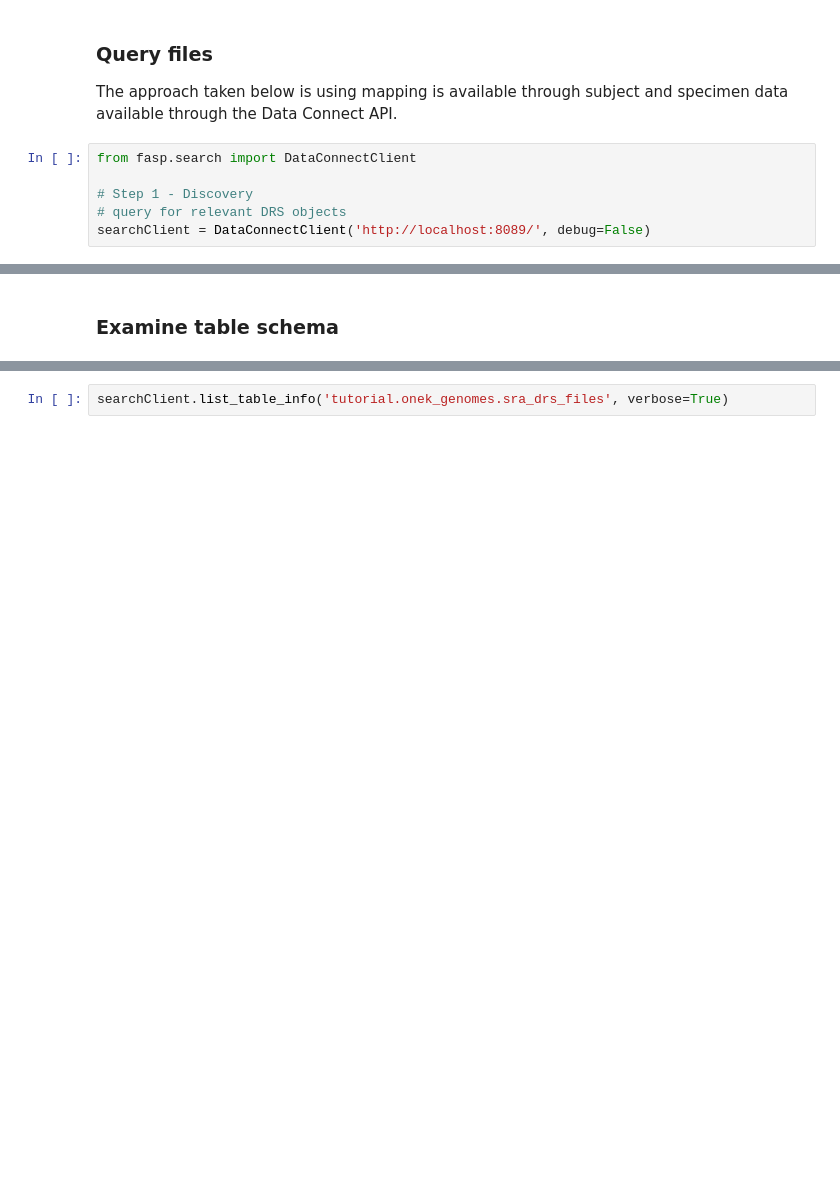
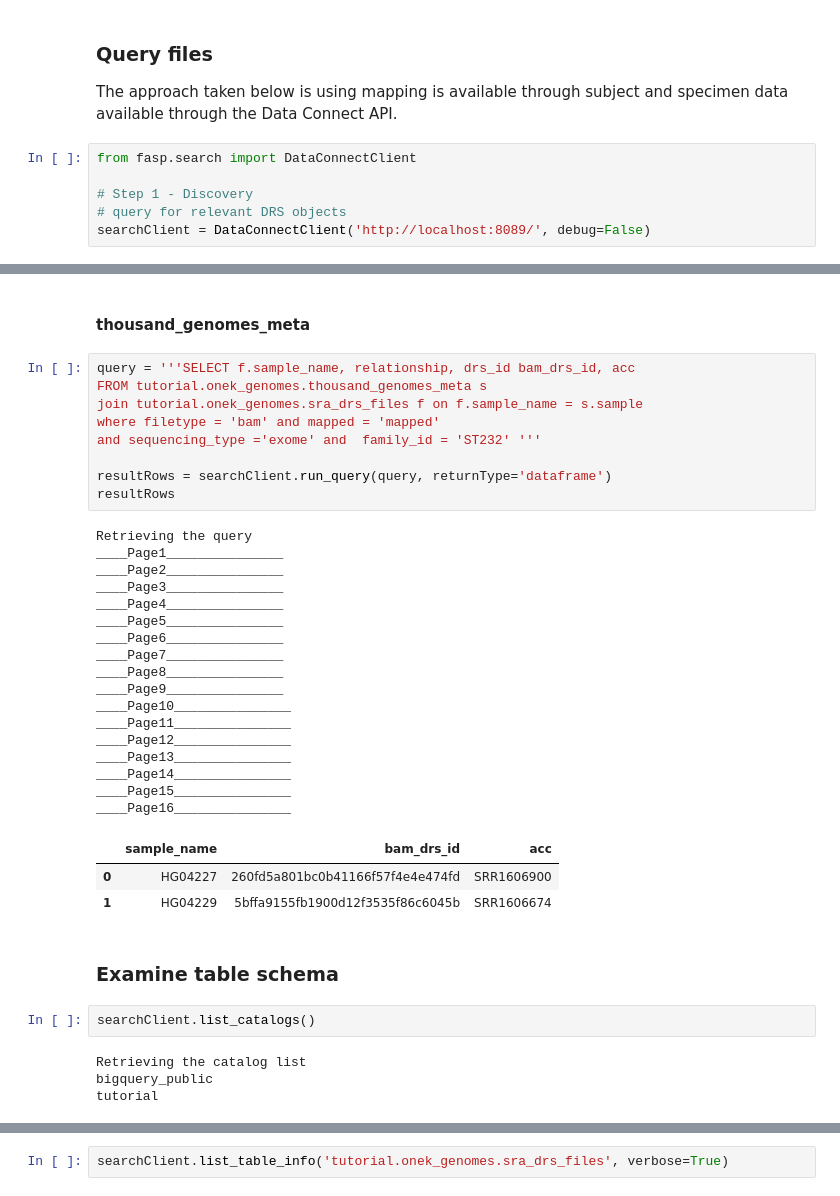
Before and after one commit to ga4gh/Get-Started-with-GA4GH-APIs, a Jupyter notebook: sessions/session2/notebooks/2-3b Finding files - local DC.ipynb, the cells around one changed output, grey strips where cells are left out. Drawn from its saved outputs; the diff is of its cells as text; blank space fills up the shorter version.

```diff
--- a/sessions/session2/notebooks/2-3b Finding files - local DC.ipynb
+++ b/sessions/session2/notebooks/2-3b Finding files - local DC.ipynb
@@ -80,5 +80,43 @@ ____Page52_______________
 | 0 | NA18948 | fb1cfb04d3ef99d07c21f9dbf87ccc68 | SRR1601121 |
 | 1 | NA18945 | 9327fb44eb81b49a41e38c8d86eb3b3a | SRR1601115 |
 | 2 | NA18943 | 9f38253b281c7e9c99e4bdbececd8e2f | SRR1606910 |
+# %% [markdown]
+#### thousand_genomes_meta
+# %%
+query = '''SELECT f.sample_name, relationship, drs_id bam_drs_id, acc
+FROM tutorial.onek_genomes.thousand_genomes_meta s
+join tutorial.onek_genomes.sra_drs_files f on f.sample_name = s.sample
+where filetype = 'bam' and mapped = 'mapped'
+and sequencing_type ='exome' and  family_id = 'ST232' '''
+
+resultRows = searchClient.run_query(query, returnType='dataframe')
+resultRows
+# %% [output]
+Retrieving the query
+____Page1_______________
+____Page2_______________
+____Page3_______________
+____Page4_______________
+____Page5_______________
+____Page6_______________
+____Page7_______________
+____Page8_______________
+____Page9_______________
+____Page10_______________
+____Page11_______________
+____Page12_______________
+____Page13_______________
+____Page14_______________
+____Page15_______________
+____Page16_______________
+|  | sample_name | bam_drs_id | acc |
+| 0 | HG04227 | 260fd5a801bc0b41166f57f4e4e474fd | SRR1606900 |
+| 1 | HG04229 | 5bffa9155fb1900d12f3535f86c6045b | SRR1606674 |
 # %% [markdown]
 ### Examine table schema
+# %%
+searchClient.list_catalogs()
+# %% [output]
+Retrieving the catalog list
+bigquery_public
+tutorial
```
Also changed, not shown: parts of 2 cells of this notebook, 9 other files.
